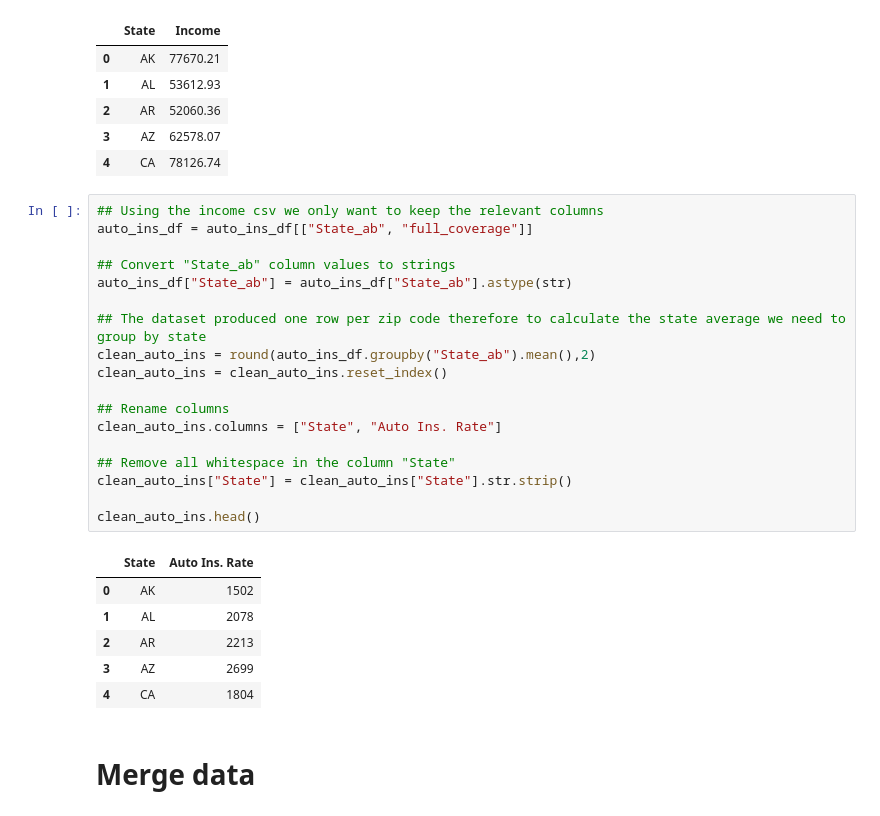
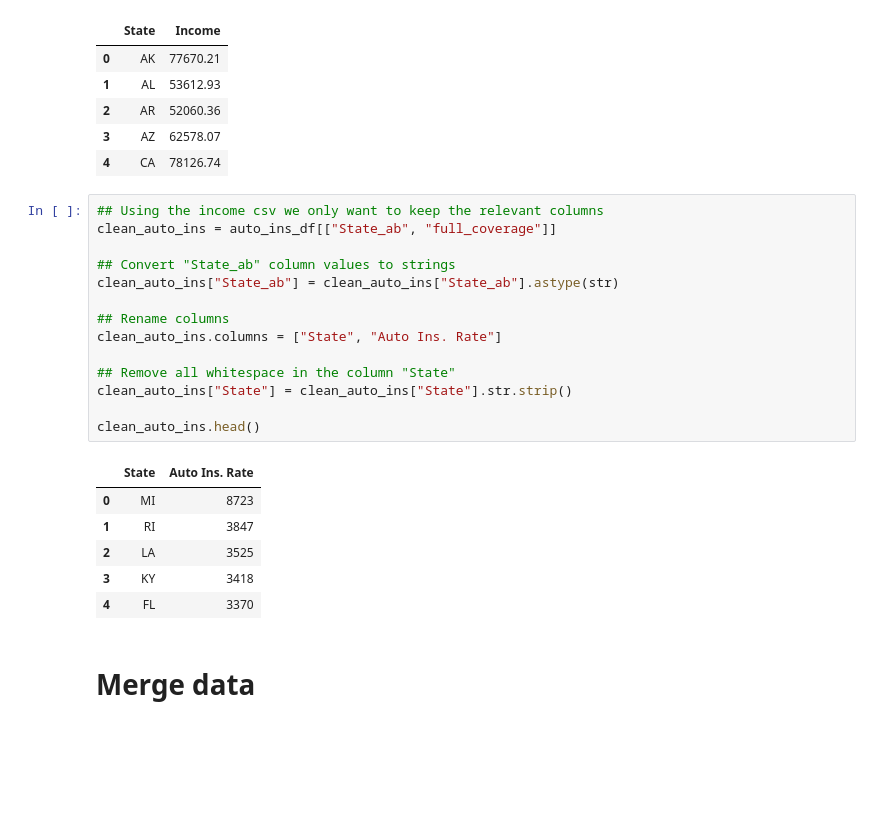
Before and after one commit to ramirezgc/ka-ching, a Jupyter notebook: Places to live.ipynb, the cells around one changed output. Saved outputs shown, nothing was run; the diff lists cells and outputs as text; blank space fills up the shorter version.

```diff
--- a/Places to live.ipynb
+++ b/Places to live.ipynb
@@ -101,29 +101,25 @@ clean_income.head()
 | 4 | CA | 78126.74 |
 # %%
 ## Using the income csv we only want to keep the relevant columns
-auto_ins_df = auto_ins_df[["State_ab", "full_coverage"]]
+clean_auto_ins = auto_ins_df[["State_ab", "full_coverage"]]
 
 ## Convert "State_ab" column values to strings
-auto_ins_df["State_ab"] = auto_ins_df["State_ab"].astype(str)
-
-## The dataset produced one row per zip code therefore to calculate the state average we need to group by state
-clean_auto_ins = round(auto_ins_df.groupby("State_ab").mean(),2)
-clean_auto_ins = clean_auto_ins.reset_index()
+clean_auto_ins["State_ab"] = clean_auto_ins["State_ab"].astype(str)
 
 ## Rename columns
 clean_auto_ins.columns = ["State", "Auto Ins. Rate"]
 
 ## Remove all whitespace in the column "State"
 clean_auto_ins["State"] = clean_auto_ins["State"].str.strip()
 
 clean_auto_ins.head()
 # %% [output]
 |  | State | Auto Ins. Rate |
-| 0 | AK | 1502 |
-| 1 | AL | 2078 |
-| 2 | AR | 2213 |
-| 3 | AZ | 2699 |
-| 4 | CA | 1804 |
+| 0 | MI | 8723 |
+| 1 | RI | 3847 |
+| 2 | LA | 3525 |
+| 3 | KY | 3418 |
+| 4 | FL | 3370 |
 # %% [markdown]
 # Merge data
 # %%
```
Also changed, not shown: 4 other files.
